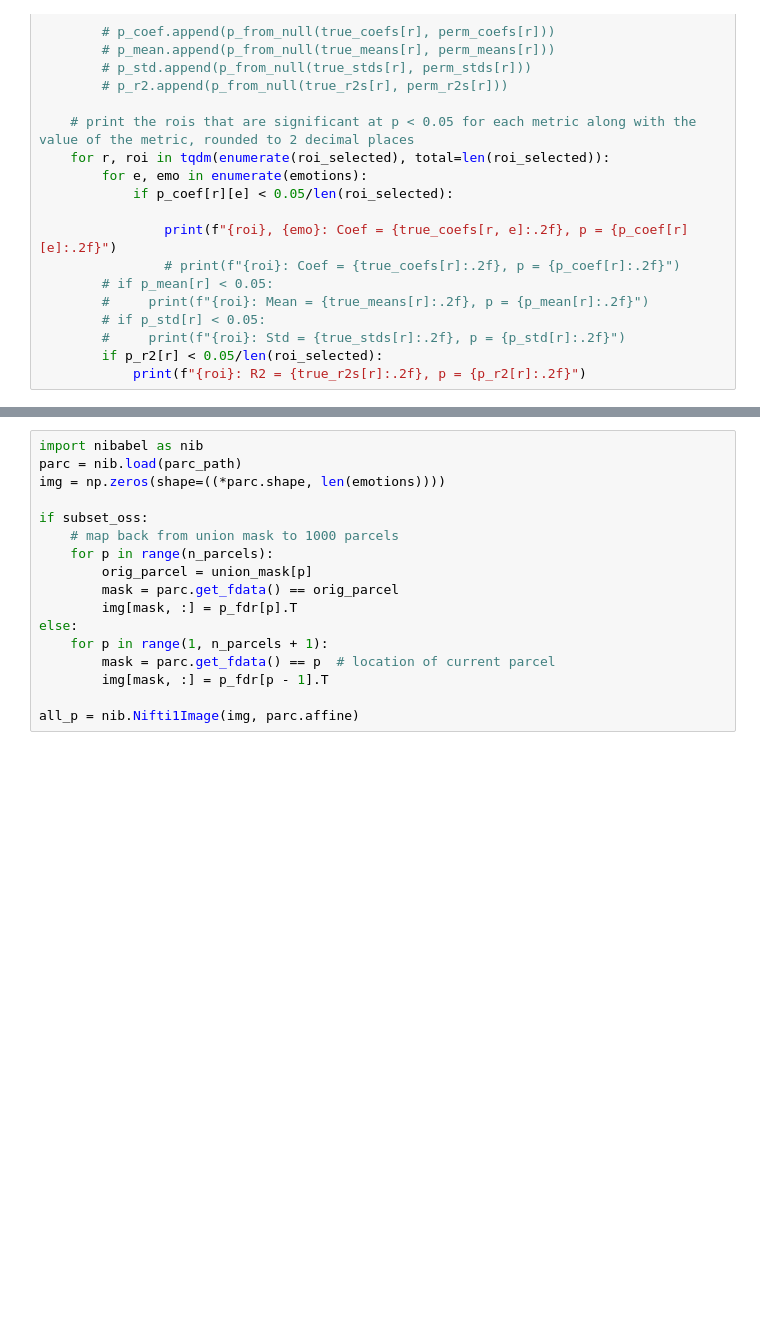
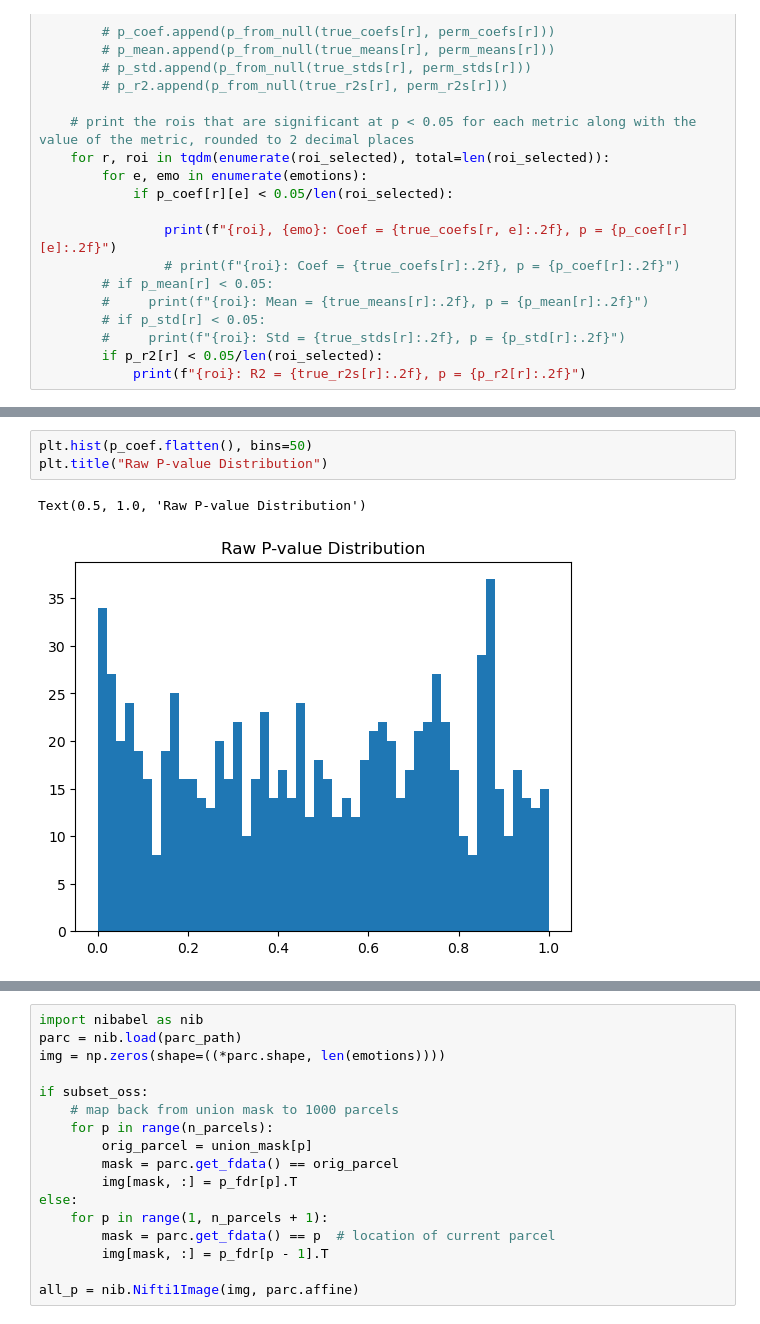
Before and after one commit to rishab-iyer1/isc_scripts, a Jupyter notebook: sliding_isc.ipynb, the cells around one changed output, grey strips where cells are left out. Drawn from its saved outputs; the diff is of its cells as text; blank space fills up the shorter version.

```diff
--- a/sliding_isc.ipynb
+++ b/sliding_isc.ipynb
@@ -401,0 +397,6 @@ array([  1,   3,   4,  12,  13,  15,  18,  20,  21,  23,  24,  28,  38,
+# %%
+plt.hist(p_coef.flatten(), bins=50)
+plt.title("Raw P-value Distribution")
+# %% [output]
+Text(0.5, 1.0, 'Raw P-value Distribution')
+[figure, added]
```
Also changed, not shown: parts of 17 cells of this notebook, 3 other files.
